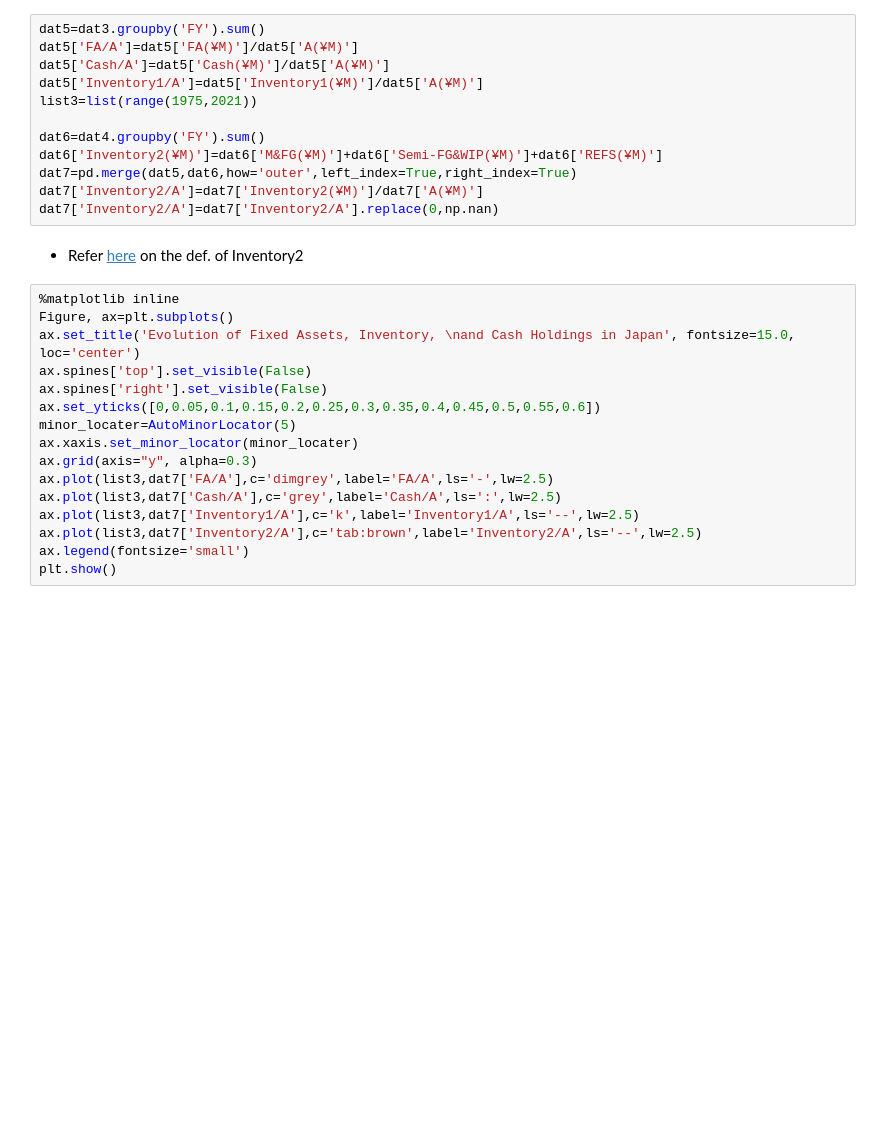
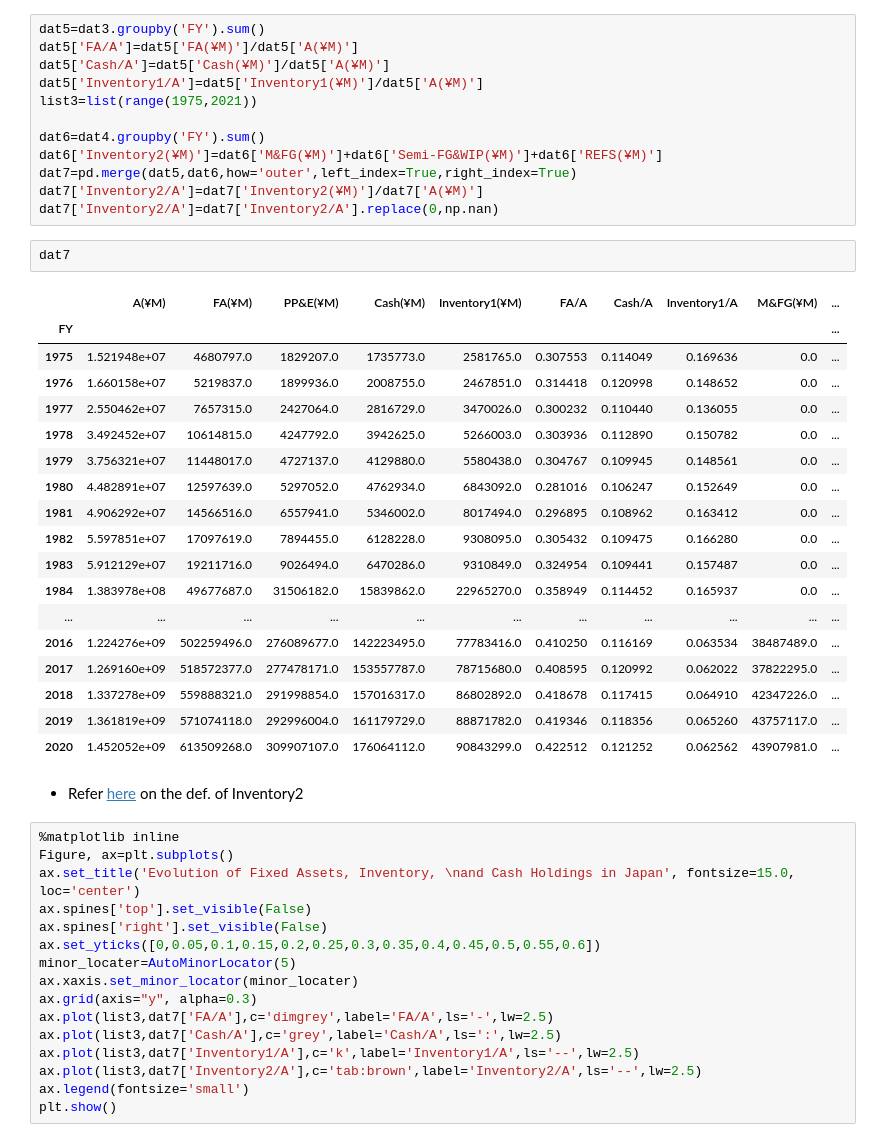
Before and after one commit to Icchi-Koza/seminar, a Jupyter notebook: Python in VScode/Kahle and Stultz/figure3.ipynb, the cells around one changed output. Saved outputs shown, nothing was run; the diff lists cells and outputs as text; blank space fills up the shorter version.

```diff
--- a/Python in VScode/Kahle and Stultz/figure3.ipynb
+++ b/Python in VScode/Kahle and Stultz/figure3.ipynb
@@ -64,6 +91,27 @@ dat6['Inventory2(¥M)']=dat6['M&FG(¥M)']+dat6['Semi-FG&WIP(¥M)']+dat6['REFS(¥
 dat7=pd.merge(dat5,dat6,how='outer',left_index=True,right_index=True)
 dat7['Inventory2/A']=dat7['Inventory2(¥M)']/dat7['A(¥M)']
 dat7['Inventory2/A']=dat7['Inventory2/A'].replace(0,np.nan)
+# %%
+dat7
+# %% [output]
+|  | A(¥M) | FA(¥M) | PP&E(¥M) | Cash(¥M) | Inventory1(¥M) | FA/A | Cash/A | Inventory1/A | M&FG(¥M) | ... |
+| FY |  |  |  |  |  |  |  |  |  | ... |
+| 1975 | 1.521948e+07 | 4680797.0 | 1829207.0 | 1735773.0 | 2581765.0 | 0.307553 | 0.114049 | 0.169636 | 0.0 | ... |
+| 1976 | 1.660158e+07 | 5219837.0 | 1899936.0 | 2008755.0 | 2467851.0 | 0.314418 | 0.120998 | 0.148652 | 0.0 | ... |
+| 1977 | 2.550462e+07 | 7657315.0 | 2427064.0 | 2816729.0 | 3470026.0 | 0.300232 | 0.110440 | 0.136055 | 0.0 | ... |
+| 1978 | 3.492452e+07 | 10614815.0 | 4247792.0 | 3942625.0 | 5266003.0 | 0.303936 | 0.112890 | 0.150782 | 0.0 | ... |
+| 1979 | 3.756321e+07 | 11448017.0 | 4727137.0 | 4129880.0 | 5580438.0 | 0.304767 | 0.109945 | 0.148561 | 0.0 | ... |
+| 1980 | 4.482891e+07 | 12597639.0 | 5297052.0 | 4762934.0 | 6843092.0 | 0.281016 | 0.106247 | 0.152649 | 0.0 | ... |
+| 1981 | 4.906292e+07 | 14566516.0 | 6557941.0 | 5346002.0 | 8017494.0 | 0.296895 | 0.108962 | 0.163412 | 0.0 | ... |
+| 1982 | 5.597851e+07 | 17097619.0 | 7894455.0 | 6128228.0 | 9308095.0 | 0.305432 | 0.109475 | 0.166280 | 0.0 | ... |
+| 1983 | 5.912129e+07 | 19211716.0 | 9026494.0 | 6470286.0 | 9310849.0 | 0.324954 | 0.109441 | 0.157487 | 0.0 | ... |
+| 1984 | 1.383978e+08 | 49677687.0 | 31506182.0 | 15839862.0 | 22965270.0 | 0.358949 | 0.114452 | 0.165937 | 0.0 | ... |
+| ... | ... | ... | ... | ... | ... | ... | ... | ... | ... | ... |
+| 2016 | 1.224276e+09 | 502259496.0 | 276089677.0 | 142223495.0 | 77783416.0 | 0.410250 | 0.116169 | 0.063534 | 38487489.0 | ... |
+| 2017 | 1.269160e+09 | 518572377.0 | 277478171.0 | 153557787.0 | 78715680.0 | 0.408595 | 0.120992 | 0.062022 | 37822295.0 | ... |
+| 2018 | 1.337278e+09 | 559888321.0 | 291998854.0 | 157016317.0 | 86802892.0 | 0.418678 | 0.117415 | 0.064910 | 42347226.0 | ... |
+| 2019 | 1.361819e+09 | 571074118.0 | 292996004.0 | 161179729.0 | 88871782.0 | 0.419346 | 0.118356 | 0.065260 | 43757117.0 | ... |
+| 2020 | 1.452052e+09 | 613509268.0 | 309907107.0 | 176064112.0 | 90843299.0 | 0.422512 | 0.121252 | 0.062562 | 43907981.0 | ... |
 # %% [markdown]
 * Refer [here](https://kentaro-wada.com/uscpa-8-inventory/) on the def. of Inventory2
 # %%
```
Also changed, not shown: parts of 4 cells of this notebook.
